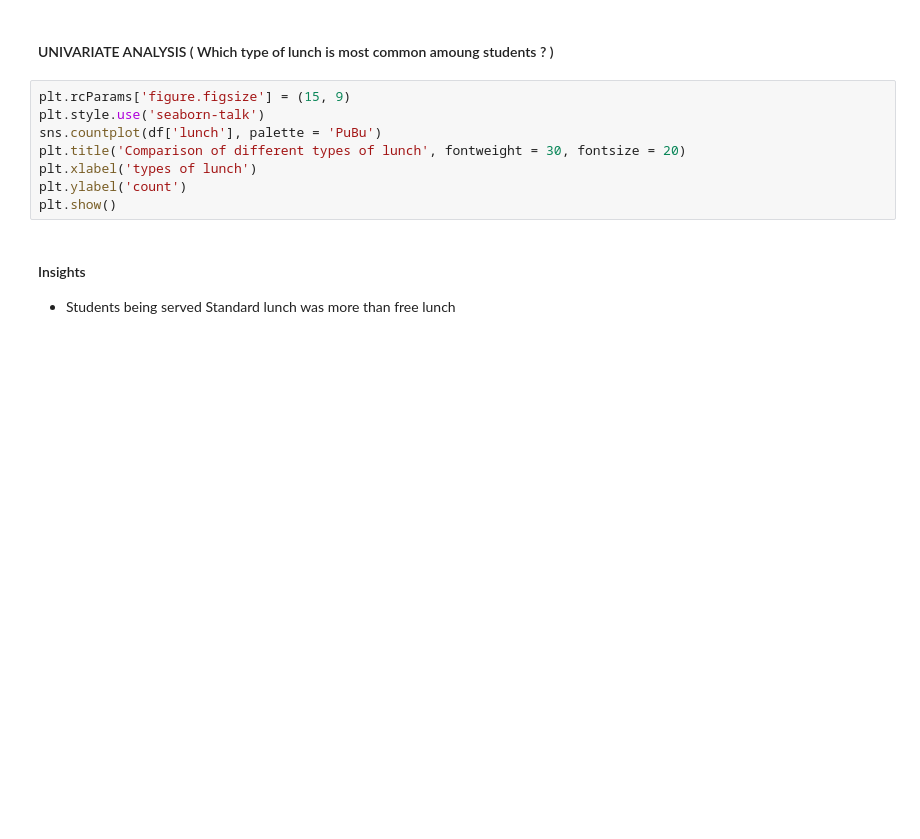
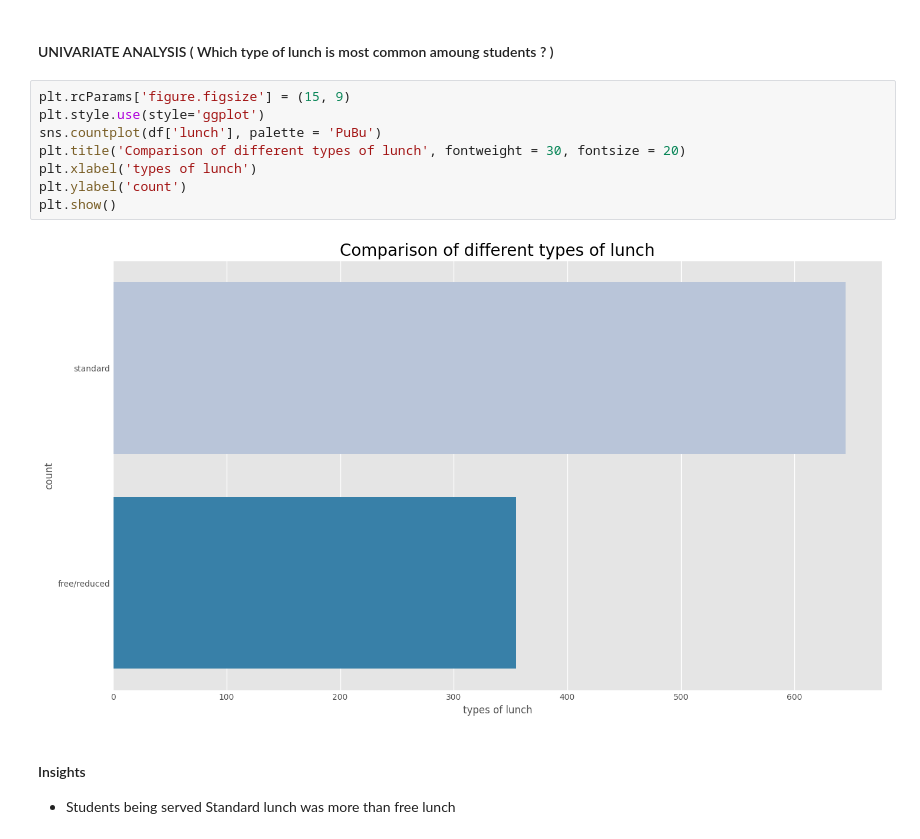
Before and after one commit to Aman071106/StuPerformance, a Jupyter notebook: notebook/1 . EDA STUDENT PERFORMANCE .ipynb, the cells around one changed output. Drawn from its saved outputs; the diff is of its cells as text; blank space fills up the shorter version.

```diff
--- a/notebook/1 . EDA STUDENT PERFORMANCE .ipynb
+++ b/notebook/1 . EDA STUDENT PERFORMANCE .ipynb
@@ -562,12 +568,14 @@ plt.show()
 #### UNIVARIATE ANALYSIS ( Which type of lunch is most common amoung students ? )
 # %%
 plt.rcParams['figure.figsize'] = (15, 9)
-plt.style.use('seaborn-talk')
+plt.style.use(style='ggplot')
 sns.countplot(df['lunch'], palette = 'PuBu')
 plt.title('Comparison of different types of lunch', fontweight = 30, fontsize = 20)
 plt.xlabel('types of lunch')
 plt.ylabel('count')
 plt.show()
+# %% [output]
+[figure, added]
 # %% [markdown]
 #### Insights
 - Students being served Standard lunch was more than free lunch
```
Also changed, not shown: parts of 11 cells of this notebook, 11 other files.
